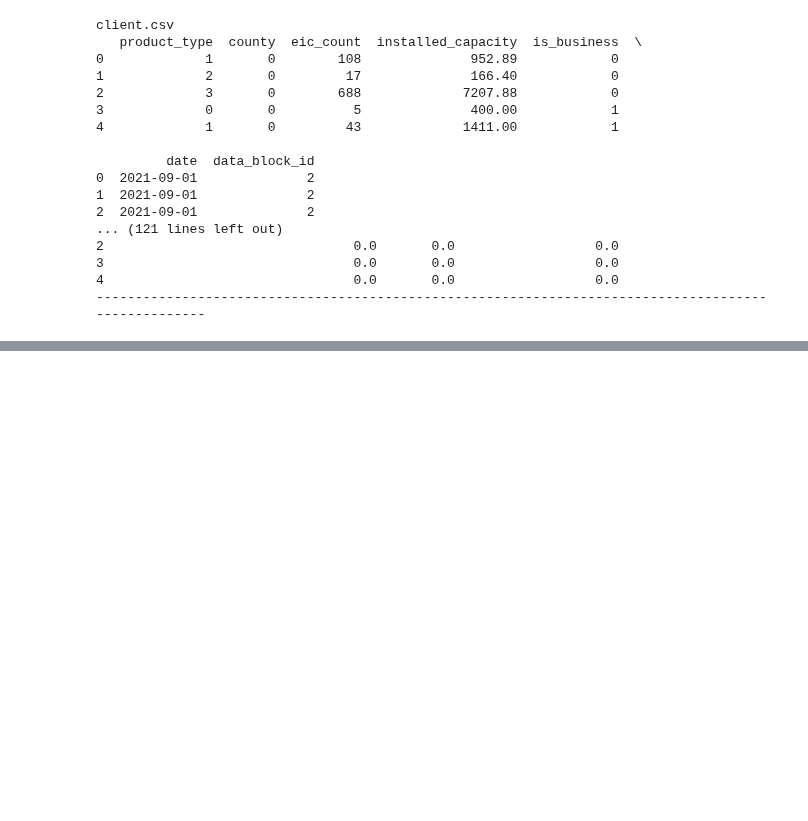
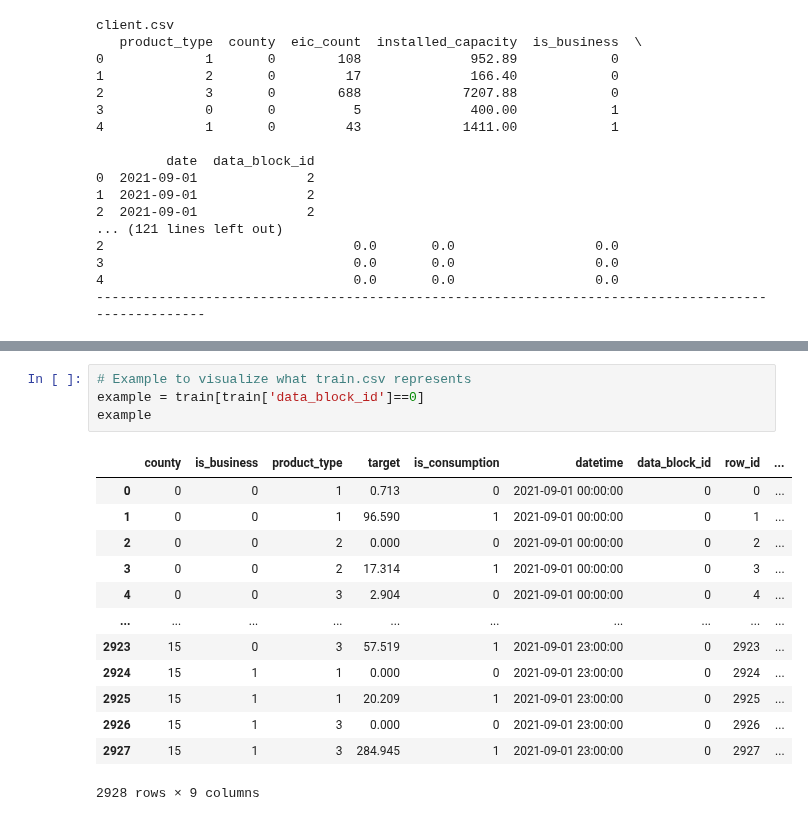
Before and after one commit to steimel60/Kaggle-Enefit, a Jupyter notebook: enefit-energy-predictor.ipynb, the cells around one changed output, grey strips where cells are left out. Cells and saved outputs as stored; diff of their text form; blank space fills up the shorter version.

```diff
--- a/enefit-energy-predictor.ipynb
+++ b/enefit-energy-predictor.ipynb
@@ -68,0 +88,18 @@ client.csv
+# %%
+# Example to visualize what train.csv represents
+example = train[train['data_block_id']==0]
+example
+# %% [output]
+|  | county | is_business | product_type | target | is_consumption | datetime | data_block_id | row_id | ... |
+| 0 | 0 | 0 | 1 | 0.713 | 0 | 2021-09-01 00:00:00 | 0 | 0 | ... |
+| 1 | 0 | 0 | 1 | 96.590 | 1 | 2021-09-01 00:00:00 | 0 | 1 | ... |
+| 2 | 0 | 0 | 2 | 0.000 | 0 | 2021-09-01 00:00:00 | 0 | 2 | ... |
+| 3 | 0 | 0 | 2 | 17.314 | 1 | 2021-09-01 00:00:00 | 0 | 3 | ... |
+| 4 | 0 | 0 | 3 | 2.904 | 0 | 2021-09-01 00:00:00 | 0 | 4 | ... |
+| ... | ... | ... | ... | ... | ... | ... | ... | ... | ... |
+| 2923 | 15 | 0 | 3 | 57.519 | 1 | 2021-09-01 23:00:00 | 0 | 2923 | ... |
+| 2924 | 15 | 1 | 1 | 0.000 | 0 | 2021-09-01 23:00:00 | 0 | 2924 | ... |
+| 2925 | 15 | 1 | 1 | 20.209 | 1 | 2021-09-01 23:00:00 | 0 | 2925 | ... |
+| 2926 | 15 | 1 | 3 | 0.000 | 0 | 2021-09-01 23:00:00 | 0 | 2926 | ... |
+| 2927 | 15 | 1 | 3 | 284.945 | 1 | 2021-09-01 23:00:00 | 0 | 2927 | ... |
+2928 rows × 9 columns
```
Also changed, not shown: parts of 4 cells of this notebook.
